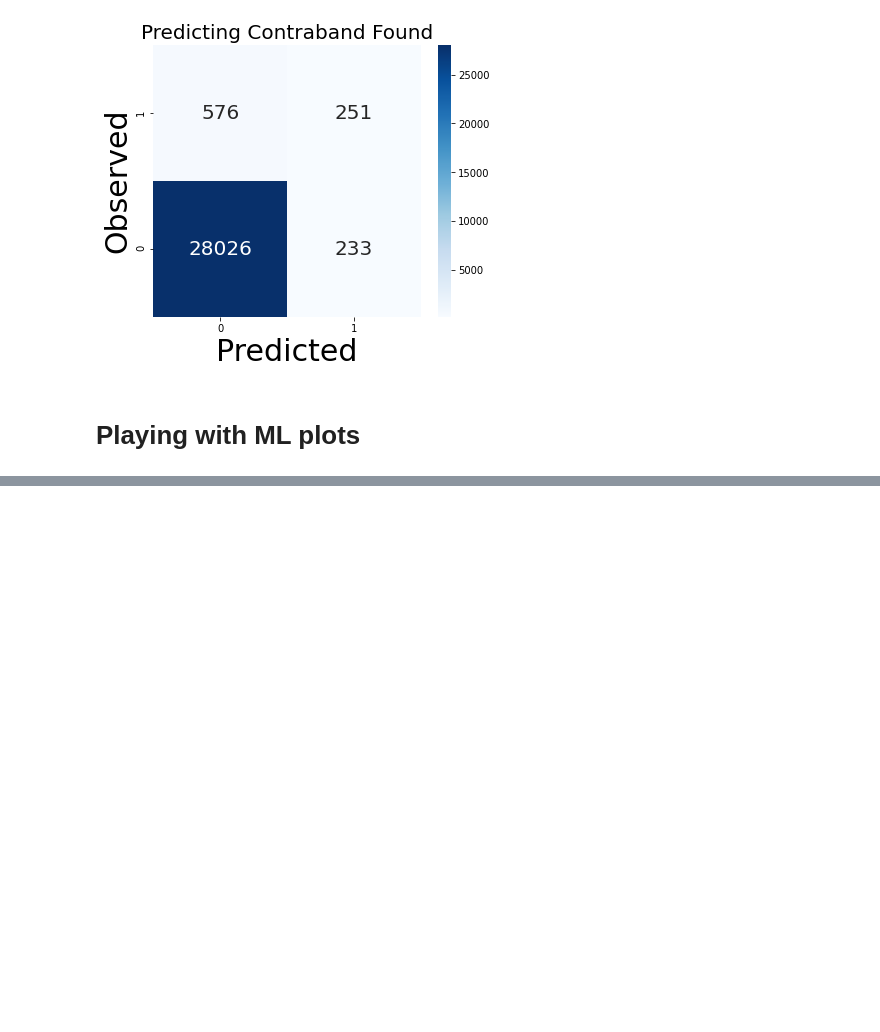
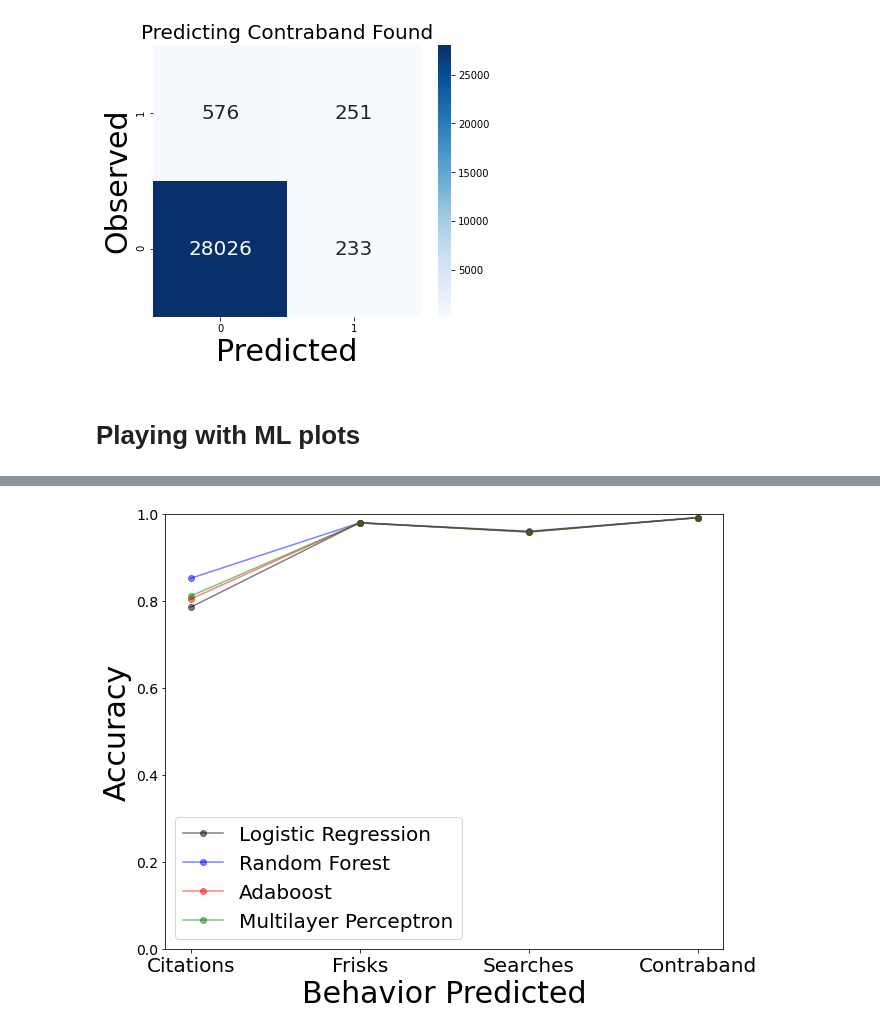
Before and after one commit to david-j-cox/Man-vs-Machine, a Jupyter notebook: NOLA_ML_Predictions.ipynb, the cells around one changed output, grey strips where cells are left out. Cells and saved outputs as stored; diff of their text form; code cells hidden in the pictures; blank space fills up the shorter version.

```diff
--- a/NOLA_ML_Predictions.ipynb
+++ b/NOLA_ML_Predictions.ipynb
@@ -653,0 +674,23 @@ all_ml.to_csv('All_ML_fits.csv')
+# %%
+# Plot nashville accuracy by algorithm
+x_axis = ['Citations', 'Frisks', 'Searches', 'Contraband']
+acc = nash_ML.drop(['precision', 'recall', 'F1'], axis=1)
+lr = acc[acc['algorithm']=='logistic_regression'].drop(['algorithm', 'predicting', 'city'], axis=1)
+rf = acc[acc['algorithm']=='random_forest'].drop(['algorithm', 'predicting', 'city'], axis=1)
+ada = acc[acc['algorithm']=='adaboost'].drop(['algorithm', 'predicting', 'city'], axis=1)
+mlp = acc[acc['algorithm']=='multilayer_perceptron'].drop(['algorithm', 'predicting', 'city'], axis=1)
+
+plt.figure(figsize=(10, 8))
+plt.plot(x_axis, lr, color='black', marker='o', label='Logistic Regression', alpha=0.5)
+plt.plot(x_axis, rf, color='blue', marker='o', label='Random Forest', alpha=0.5)
+plt.plot(x_axis, ada, color='red', marker='o', label='Adaboost', alpha=0.5)
+plt.plot(x_axis, mlp, color='green', marker='o', label='Multilayer Perceptron', alpha=0.5)
+plt.xlabel('Behavior Predicted', fontsize=30)
+plt.ylabel('Accuracy', fontsize=30)
+plt.xticks(fontsize=20)
+plt.ylim(0, 1, 0.1)
+plt.yticks(fontsize=14)
+plt.legend(fontsize=20)
+plt.show()
+# %% [output]
+[figure, added]
```
Also changed, not shown: parts of 1 cell of this notebook.
